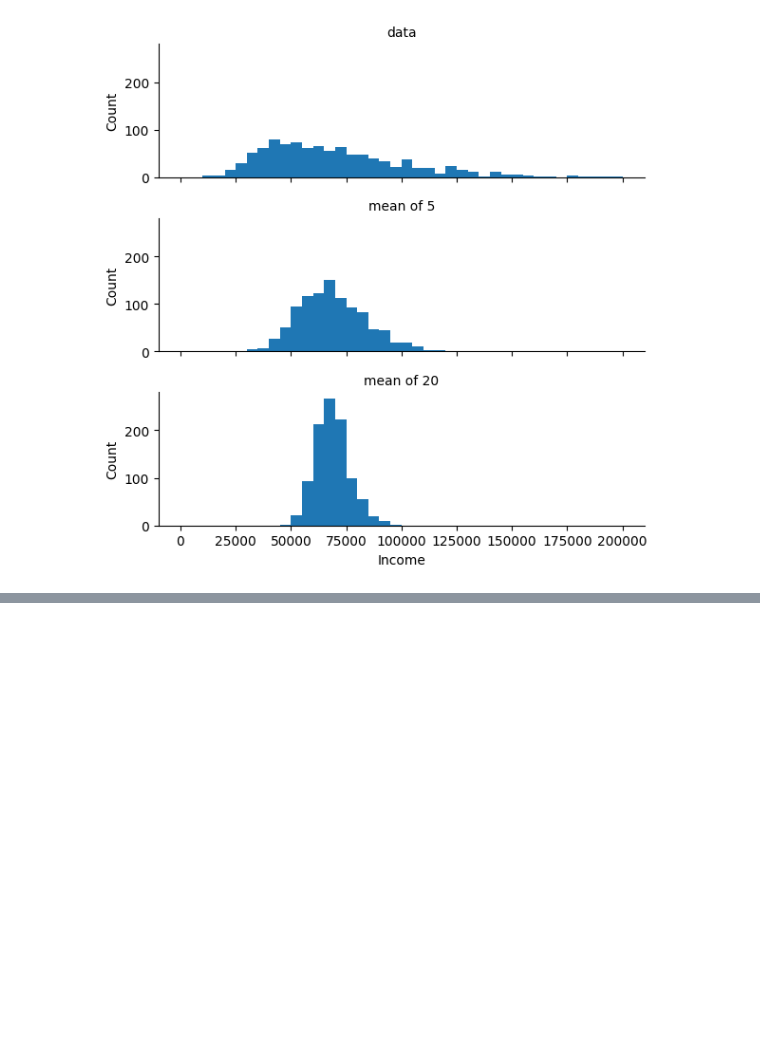
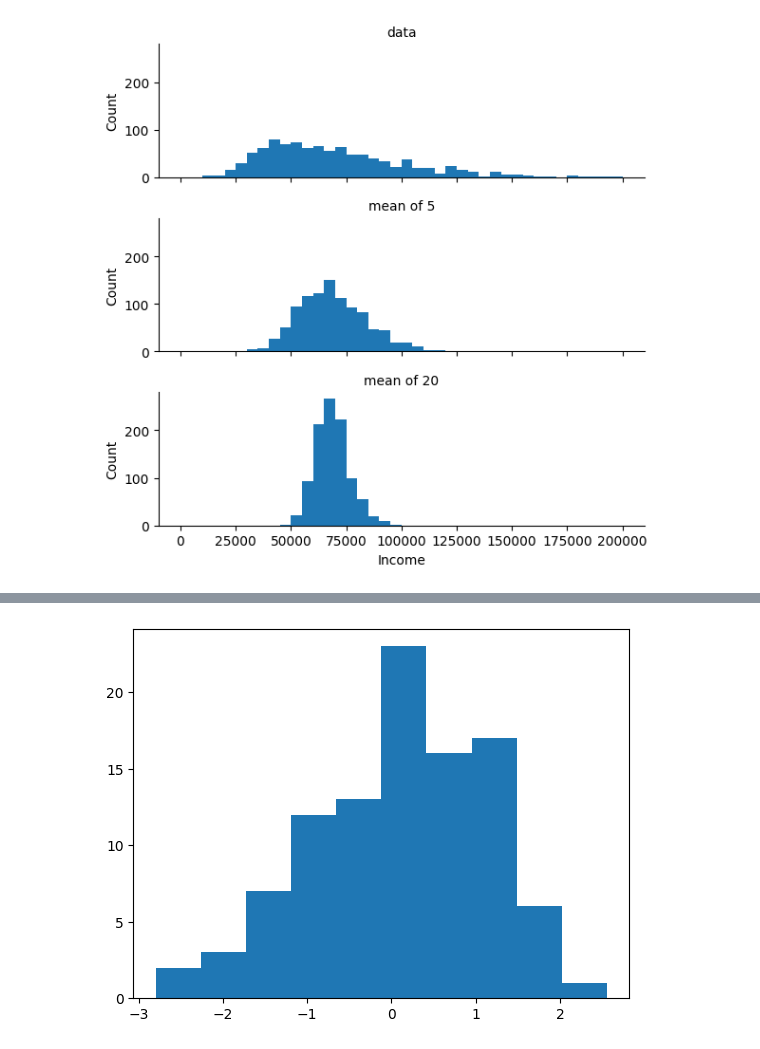
Before and after one commit to indhra/practical_statistics_Python_BRUCE, a Jupyter notebook: Indhra-version/chapter-2-Indhra.ipynb, the cells around one changed output, grey strips where cells are left out. Drawn from its saved outputs; the diff is of its cells as text; code cells hidden in the pictures; blank space fills up the shorter version.

```diff
--- a/Indhra-version/chapter-2-Indhra.ipynb
+++ b/Indhra-version/chapter-2-Indhra.ipynb
@@ -175,0 +331,5 @@ git push -u origin main
+# %%
+plt.hist(norm_sample)
+plt.show()
+# %% [output]
+[figure, added]
```
Also changed, not shown: parts of 22 cells of this notebook, 19 other files.
